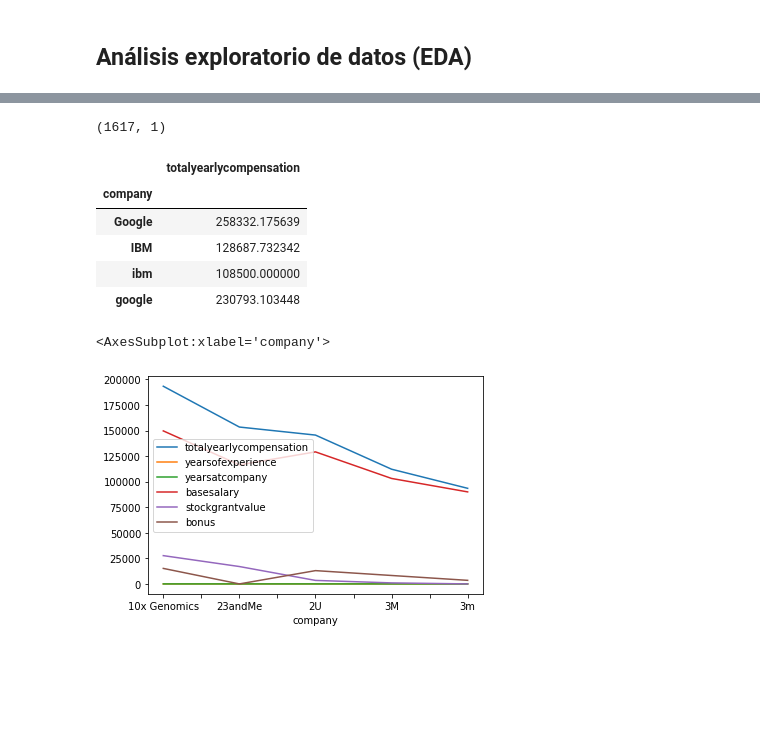
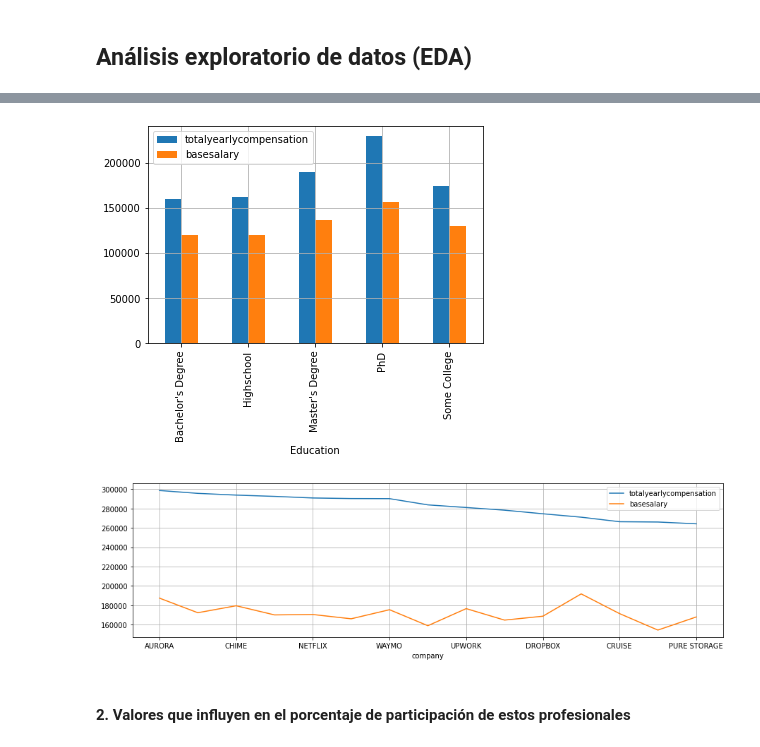
Before and after one commit to jspm07/PythonAnalytics, a Jupyter notebook: src/eda1.ipynb, the cells around one changed output, grey strips where cells are left out. Saved outputs shown, nothing was run; the diff lists cells and outputs as text; code cells hidden in the pictures; blank space fills up the shorter version.

```diff
--- a/src/eda1.ipynb
+++ b/src/eda1.ipynb
@@ -59,5 +61,0 @@ df_2#.plot(kind="pie")
-# %%
-df_3 = df.groupby('company').agg({"totalyearlycompensation":"mean"})
-df_3.shape
-# %% [output]
-(1617, 1)
@@ -67,16 +62,4 @@ df_3.shape
-# %%
-df_3.loc[['Google','IBM','ibm','google']]
-# %% [output]
-|  | totalyearlycompensation |
-| company |  |
-| Google | 258332.175639 |
-| IBM | 128687.732342 |
-| ibm | 108500.000000 |
-| google | 230793.103448 |
-# %%
-#Se agrupa por compañía
-x_compania = df.groupby(['company']).mean()
-x_compania.head().plot()
-# %% [output]
-<AxesSubplot:xlabel='company'>
-[figure, removed]
+# %%
+df_education.iloc[[0,1,2,4,5]].plot.bar().grid()
+# %% [output]
+[figure, added]
@@ -82,0 +70,7 @@ x_compania.head().plot()
+# %%
+#Top 15 de empresas que más pagan en este rubro
+top_15_empresa.plot.line(figsize = (15, 4)).grid()
+# %% [output]
+[figure, added]
+# %% [markdown]
+#### 2. Valores que influyen en el porcentaje de participación de estos profesionales
```
Also changed, not shown: parts of 18 cells of this notebook.
